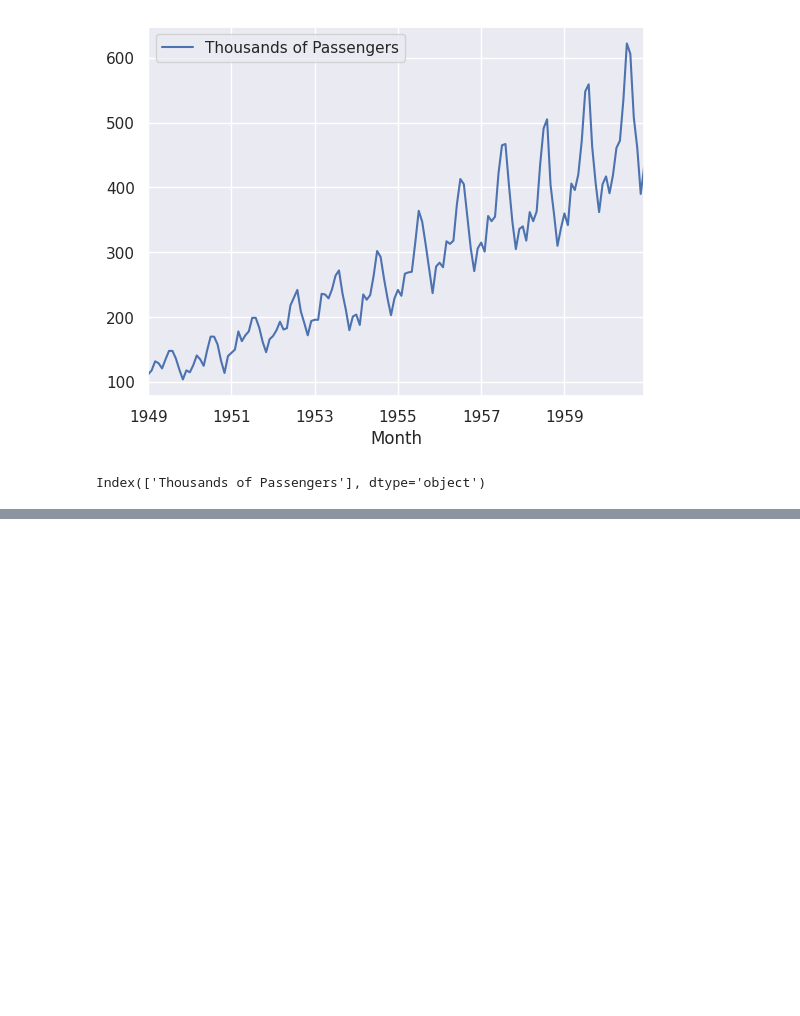
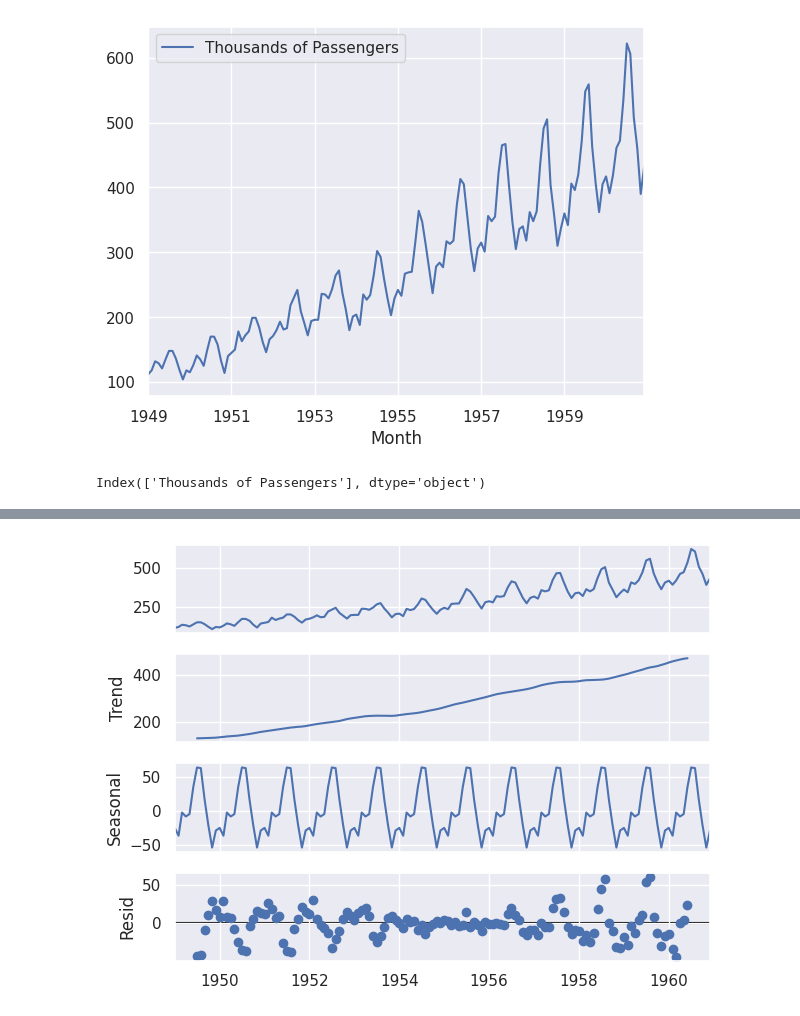
Before and after one commit to KOWSALYAAARU/test_app, a Jupyter notebook: time_series_forecasting_casestudy_1.ipynb, the cells around one changed output, grey strips where cells are left out. Drawn from its saved outputs; the diff is of its cells as text; code cells hidden in the pictures; blank space fills up the shorter version.

```diff
--- a/time_series_forecasting_casestudy_1.ipynb
+++ b/time_series_forecasting_casestudy_1.ipynb
@@ -114,0 +121,6 @@ from statsmodels.tsa.seasonal import seasonal_decompose
+# %%
+decompose = seasonal_decompose(dataset,model='additive')
+decompose.plot()
+plt.show()
+# %% [output]
+[figure, added]
```
Also changed, not shown: parts of 2 cells of this notebook.
